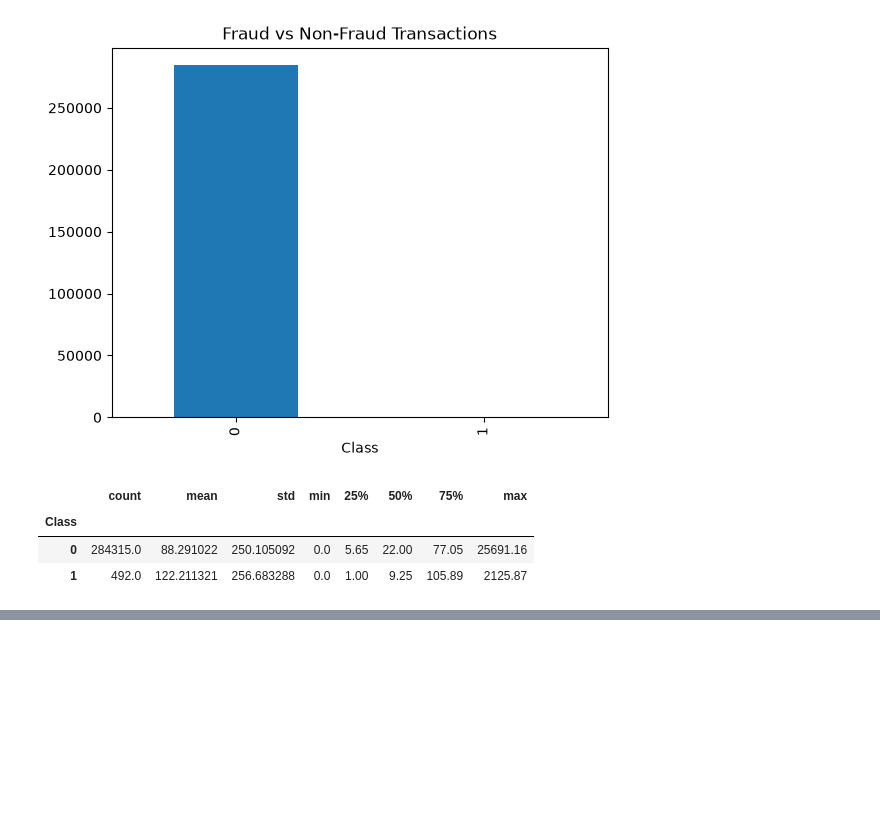
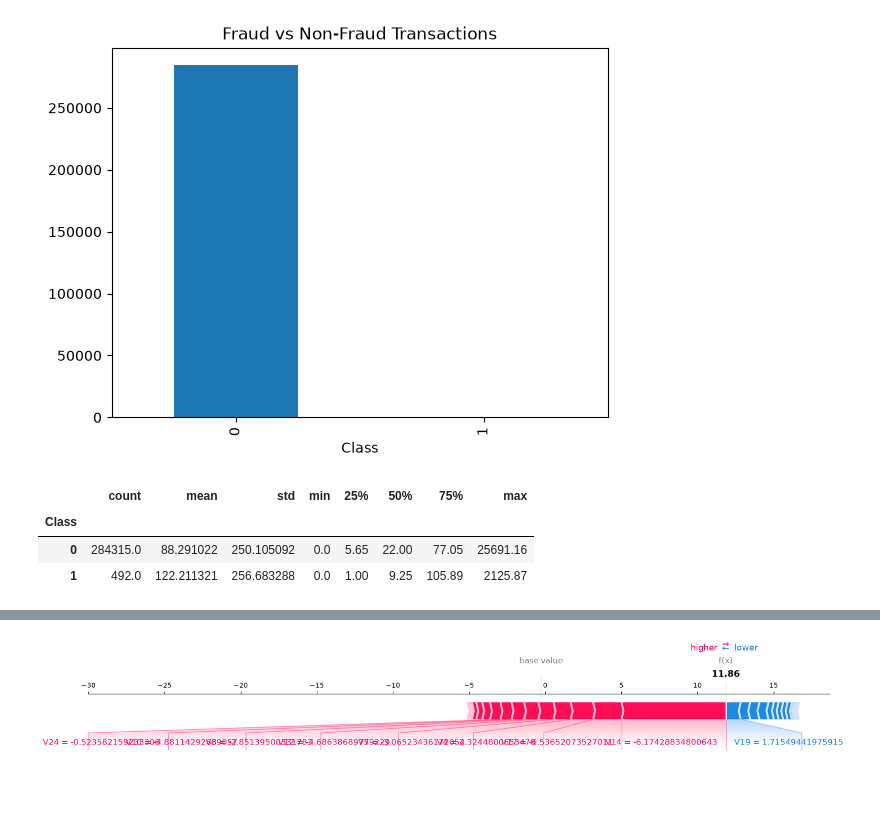
Before and after one commit to pinjarsoniyabi25cs-cyber/Bank-fraud-detection, a Jupyter notebook: eda.ipynb, the cells around one changed output, grey strips where cells are left out. Drawn from its saved outputs; the diff is of its cells as text; code cells hidden in the pictures; blank space fills up the shorter version.

```diff
--- a/eda.ipynb
+++ b/eda.ipynb
@@ -86,0 +176,13 @@ df.groupby('Class')['Amount'].describe()
+# %%
+import numpy as np
+
+fraud_index = np.where(y_test.values == 1)[0][0]
+
+shap.force_plot(
+    explainer.expected_value,
+    shap_values[fraud_index],
+    X_test.iloc[fraud_index],
+    matplotlib=True
+)
+# %% [output]
+[figure, added]
```
Also changed, not shown: parts of 7 cells of this notebook, 2 other files.
